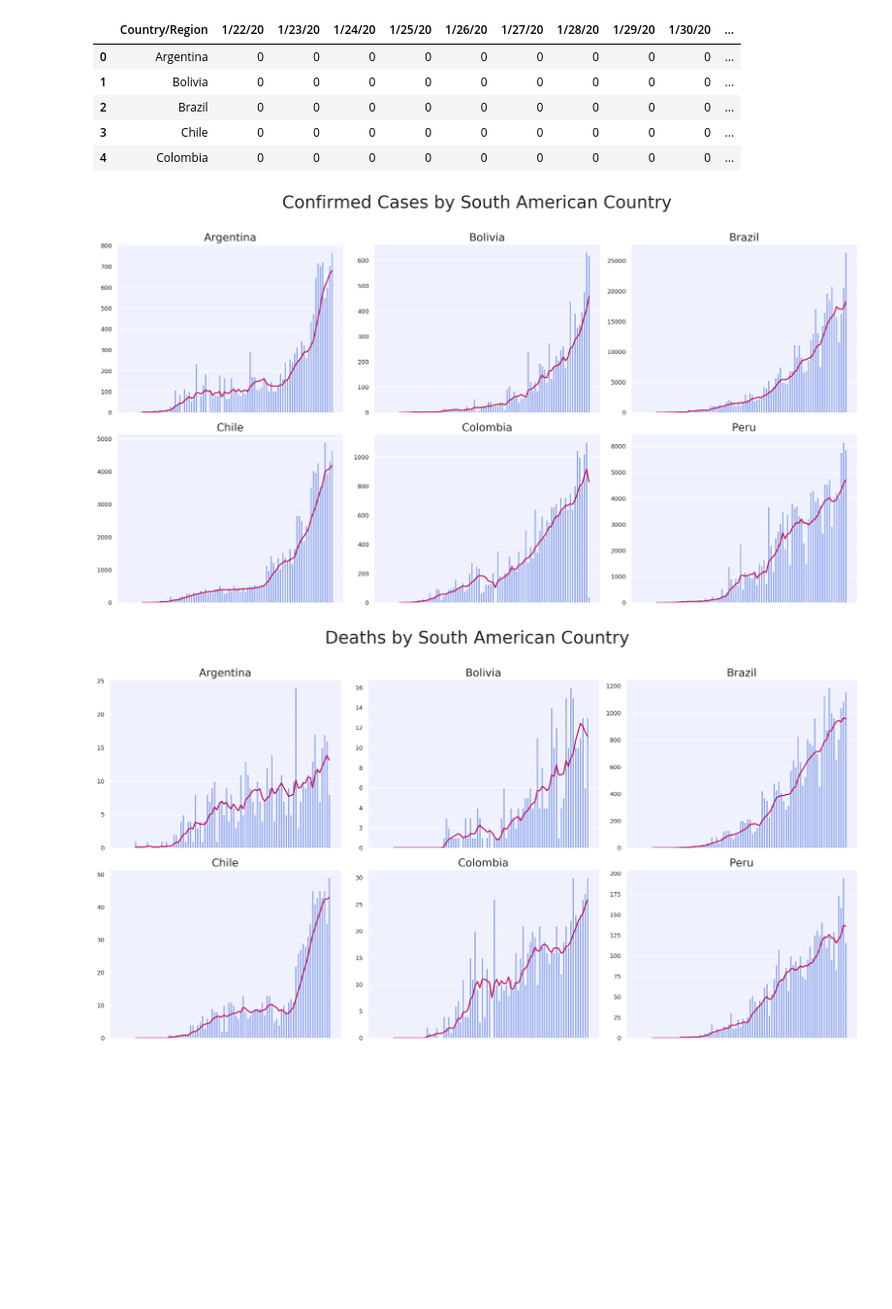
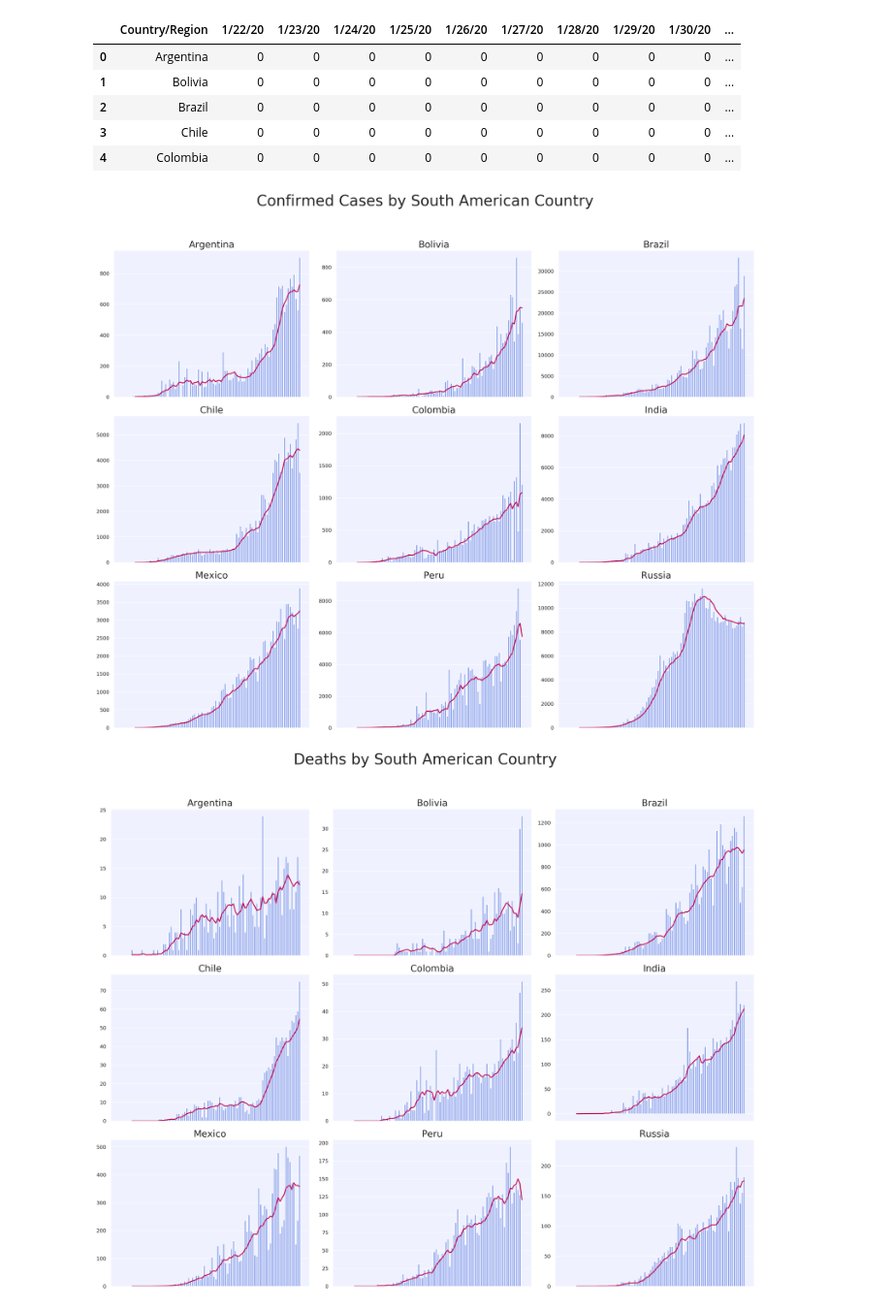
Before and after one commit to jdemeo/SARS-CoV-2, a Jupyter notebook: notebooks/covid-sa.ipynb, the cells around one changed output. Shown at 97% size. Drawn from its saved outputs; the diff is of its cells as text; code cells hidden in the pictures; blank space fills up the shorter version.

```diff
--- a/notebooks/covid-sa.ipynb
+++ b/notebooks/covid-sa.ipynb
@@ -21,7 +21,10 @@ confirmed_df = pd.read_csv(global_confirmed_url)
 deaths_df = pd.read_csv(global_deaths_url)
 
 # South American Countries
-sa_countries = ['Argentina', 'Bolivia', 'Brazil', 'Chile', 'Colombia', 'Peru']
+sa_countries = [
+    'Argentina', 'Bolivia', 'Brazil', 'Chile', 'Colombia', 'Peru',
+    'Russia', 'India', 'Mexico'
+]
 # Very noisy:  'Ecuador', 'Paraguay', 'Uruguay', 'Venezuela'
 confirmed_df = confirmed_df[confirmed_df['Country/Region'].isin(sa_countries)]
 deaths_df = deaths_df[deaths_df['Country/Region'].isin(sa_countries)]
@@ -84,7 +87,7 @@ def counts_chart(counts, rolling_avg, title, file_name):
     dates = list(counts.columns)
     dates.remove(entity_field)
 
-    fig, axes = plt.subplots(nrows=2, ncols=3, figsize=(20,10), dpi=200)
+    fig, axes = plt.subplots(nrows=3, ncols=3, figsize=(20, 15), dpi=200)
     fig.suptitle(title, fontsize=32, y=1.08)
 
     for index, ax in enumerate(axes.flatten()):
@@ -93,32 +96,32 @@ def counts_chart(counts, rolling_avg, title, file_name):
         entity = counts.loc[index, entity_field]
 
         # Plot parameters
         ax.set_facecolor('#EFF2FE')
         ax.tick_params(labelbottom=False)
         ax.xaxis.grid(False)
         ax.set_title(entity, fontsize=20)
 
         # Plot: Distribution of counts per day
         ax.bar(dates, counts.loc[index, dates], color='#90A5ED', alpha=1.0, width=0.8)
 
         # Plot: Rolling Average
         ax.plot(dates, rolling_avg.loc[index, dates], c='#C20051', alpha=1.0, linewidth=2.0)
 
     plt.tight_layout()
     directory = '../images/'
     plt.savefig(os.path.join(directory, file_name), bbox_inches='tight', dpi=200)
     plt.show()
 
 counts_chart(
     daily_counts_confirmed, rolling_avg_confirmed,
     'Confirmed Cases by South American Country',
     'sa_confirmed.png'
 )
 counts_chart(
     daily_counts_deaths, rolling_avg_deaths,
     'Deaths by South American Country',
     'sa_deaths.png'
 )
 # %% [output]
-[figure, old version]
+[figure, new version]
-[figure, old version]
+[figure, new version]
```
Also changed, not shown: parts of 2 cells of this notebook.
